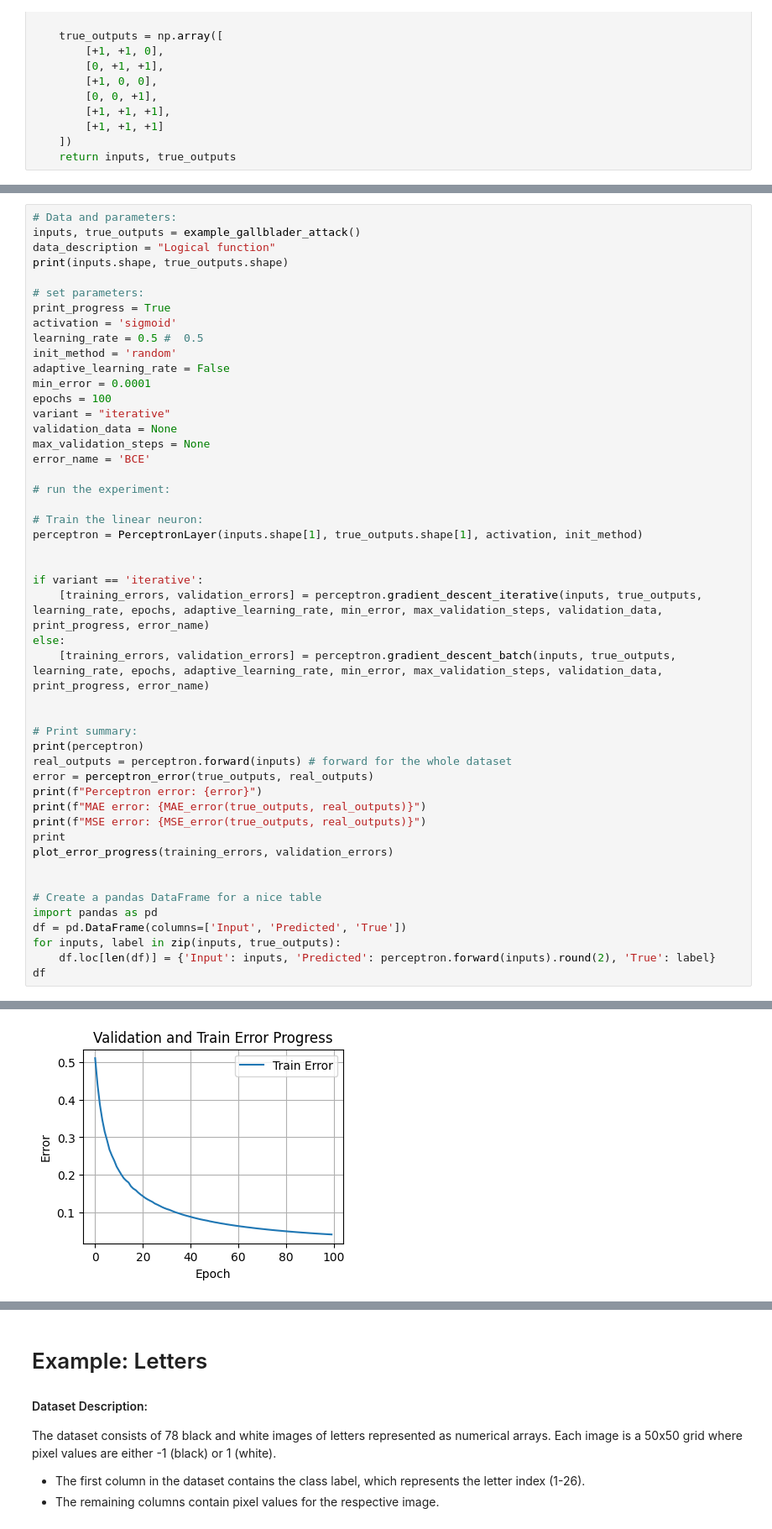
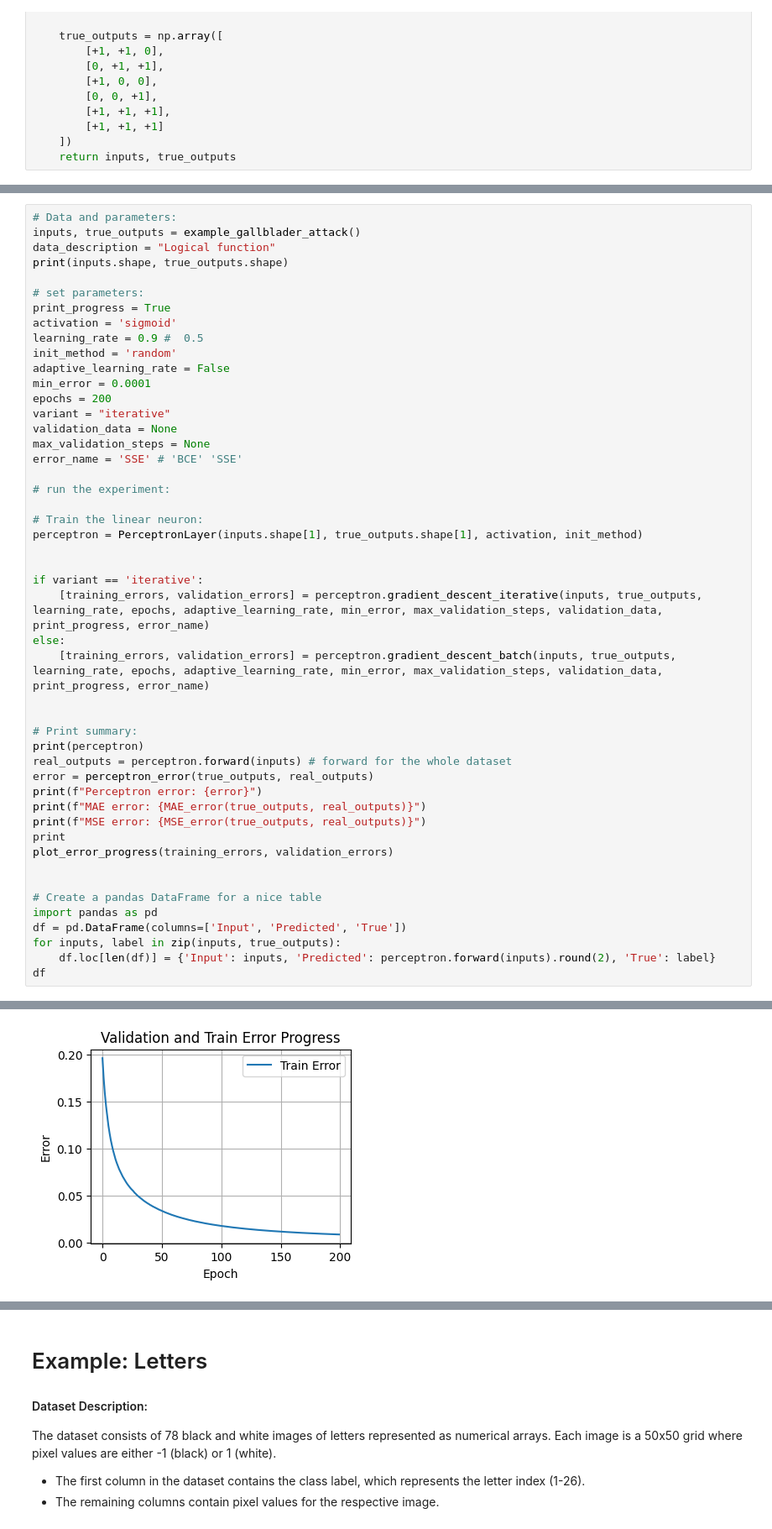
Before and after one commit to reitezuz/18NES1-2026, a Jupyter notebook: week04/perceptron_layer.ipynb, the cells around one changed output, grey strips where cells are left out. Shown at 84% size. Drawn from its saved outputs; the diff is of its cells as text.

```diff
--- a/week04/perceptron_layer.ipynb
+++ b/week04/perceptron_layer.ipynb
@@ -730,15 +730,15 @@ print(inputs.shape, true_outputs.shape)
 # set parameters:
 print_progress = True
 activation = 'sigmoid'
-learning_rate = 0.5 #  0.5
+learning_rate = 0.9 #  0.5
 init_method = 'random'
 adaptive_learning_rate = False
 min_error = 0.0001
-epochs = 100
+epochs = 200
 variant = "iterative"
 validation_data = None
 max_validation_steps = None
-error_name = 'BCE'
+error_name = 'SSE' # 'BCE' 'SSE'
 
 # run the experiment:
 
@@ -781,2 +782,2 @@ MSE error: 0.0031974187461506366
-[figure, old version]
+[figure, new version]
 |  | Input | Predicted | True |
```
Also changed, not shown: parts of 10 cells of this notebook.
